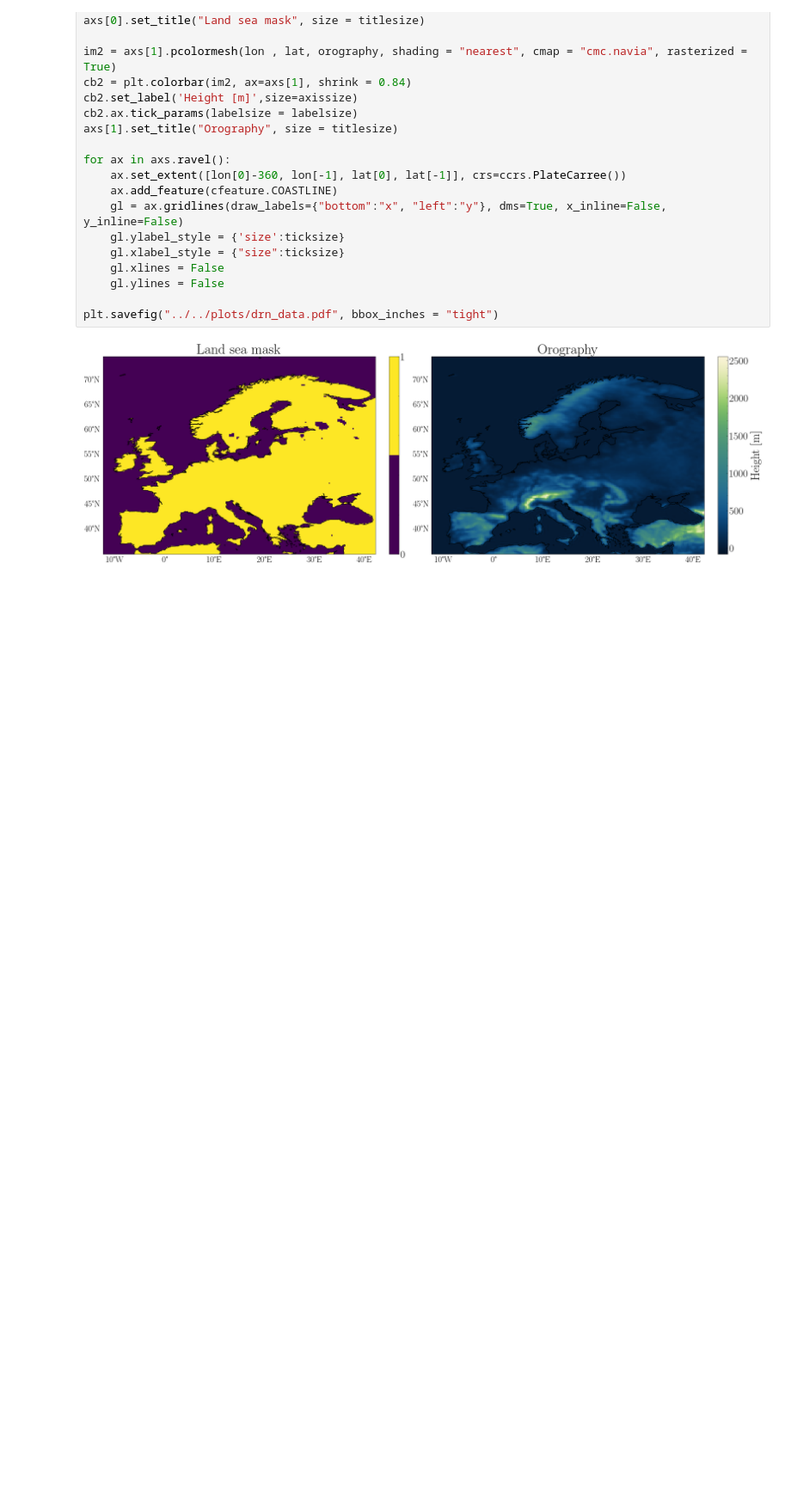
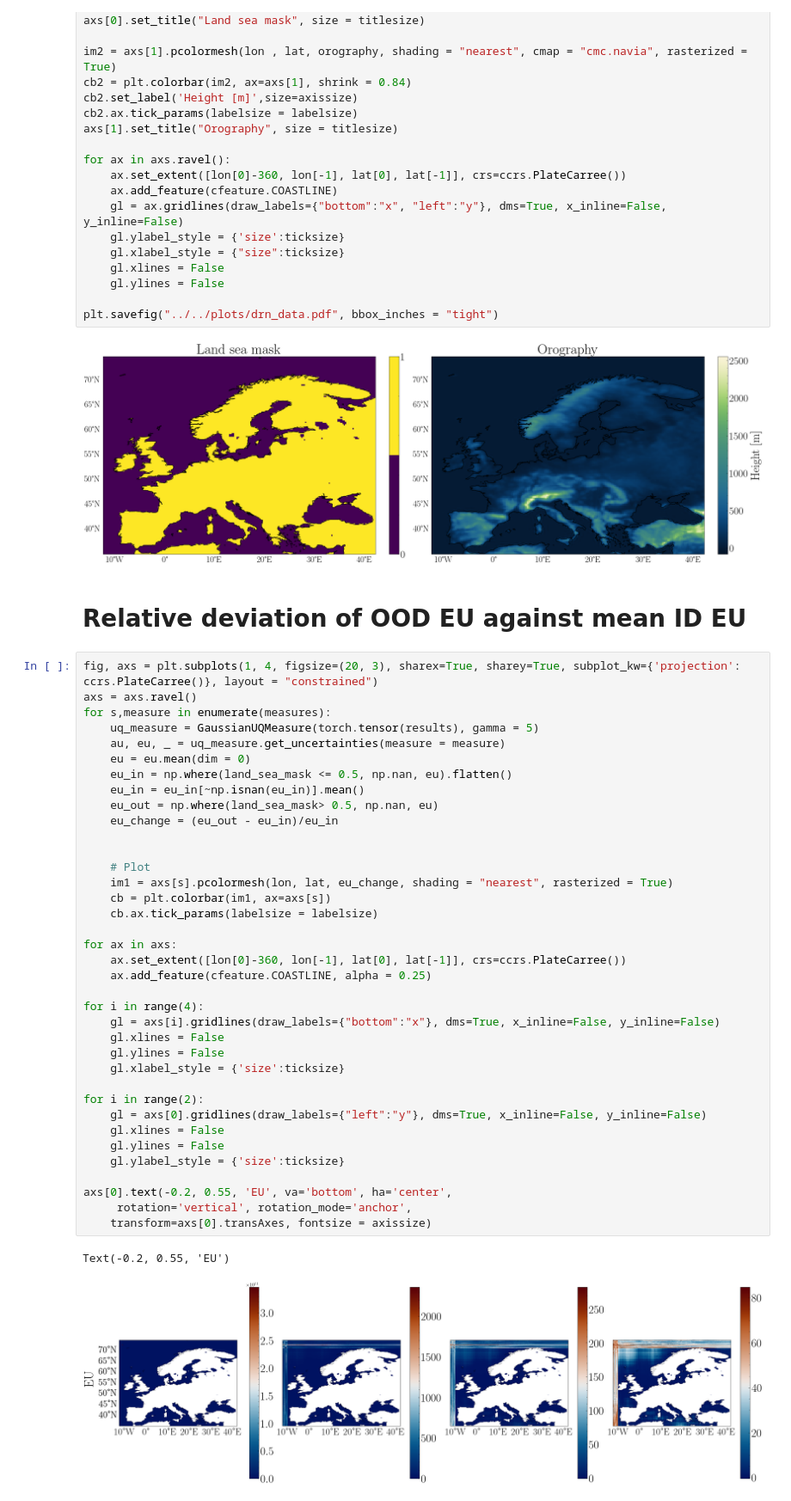
Before and after one commit to cbuelt/kernel_entropy_uq, a Jupyter notebook: experiments/drn/evaluate.ipynb, the cells around one changed output. Shown at 86% size. Cells and saved outputs as stored; diff of their text form; blank space fills up the shorter version.

```diff
--- a/experiments/drn/evaluate.ipynb
+++ b/experiments/drn/evaluate.ipynb
@@ -314,3 +315,45 @@ for ax in axs.ravel():
 plt.savefig("../../plots/drn_data.pdf", bbox_inches = "tight")
 # %% [output]
 [figure]
+# %% [markdown]
+# Relative deviation of OOD EU against mean ID EU
+# %%
+fig, axs = plt.subplots(1, 4, figsize=(20, 3), sharex=True, sharey=True, subplot_kw={'projection': ccrs.PlateCarree()}, layout = "constrained")
+axs = axs.ravel()
+for s,measure in enumerate(measures):
+    uq_measure = GaussianUQMeasure(torch.tensor(results), gamma = 5)
+    au, eu, _ = uq_measure.get_uncertainties(measure = measure)
+    eu = eu.mean(dim = 0)
+    eu_in = np.where(land_sea_mask <= 0.5, np.nan, eu).flatten()
+    eu_in = eu_in[~np.isnan(eu_in)].mean()
+    eu_out = np.where(land_sea_mask> 0.5, np.nan, eu)
+    eu_change = (eu_out - eu_in)/eu_in
+
+
+    # Plot
+    im1 = axs[s].pcolormesh(lon, lat, eu_change, shading = "nearest", rasterized = True)
+    cb = plt.colorbar(im1, ax=axs[s])
+    cb.ax.tick_params(labelsize = labelsize)
+
+for ax in axs:
+    ax.set_extent([lon[0]-360, lon[-1], lat[0], lat[-1]], crs=ccrs.PlateCarree())
+    ax.add_feature(cfeature.COASTLINE, alpha = 0.25)
+
+for i in range(4):
+    gl = axs[i].gridlines(draw_labels={"bottom":"x"}, dms=True, x_inline=False, y_inline=False)
+    gl.xlines = False
+    gl.ylines = False
+    gl.xlabel_style = {'size':ticksize}
+
+for i in range(2):
+    gl = axs[0].gridlines(draw_labels={"left":"y"}, dms=True, x_inline=False, y_inline=False)
+    gl.xlines = False
+    gl.ylines = False
+    gl.ylabel_style = {'size':ticksize}
+
+axs[0].text(-0.2, 0.55, 'EU', va='bottom', ha='center',
+     rotation='vertical', rotation_mode='anchor',
+    transform=axs[0].transAxes, fontsize = axissize)
+# %% [output]
+Text(-0.2, 0.55, 'EU')
+[figure, added]
```
Also changed, not shown: parts of 7 cells of this notebook, 23 other files.
